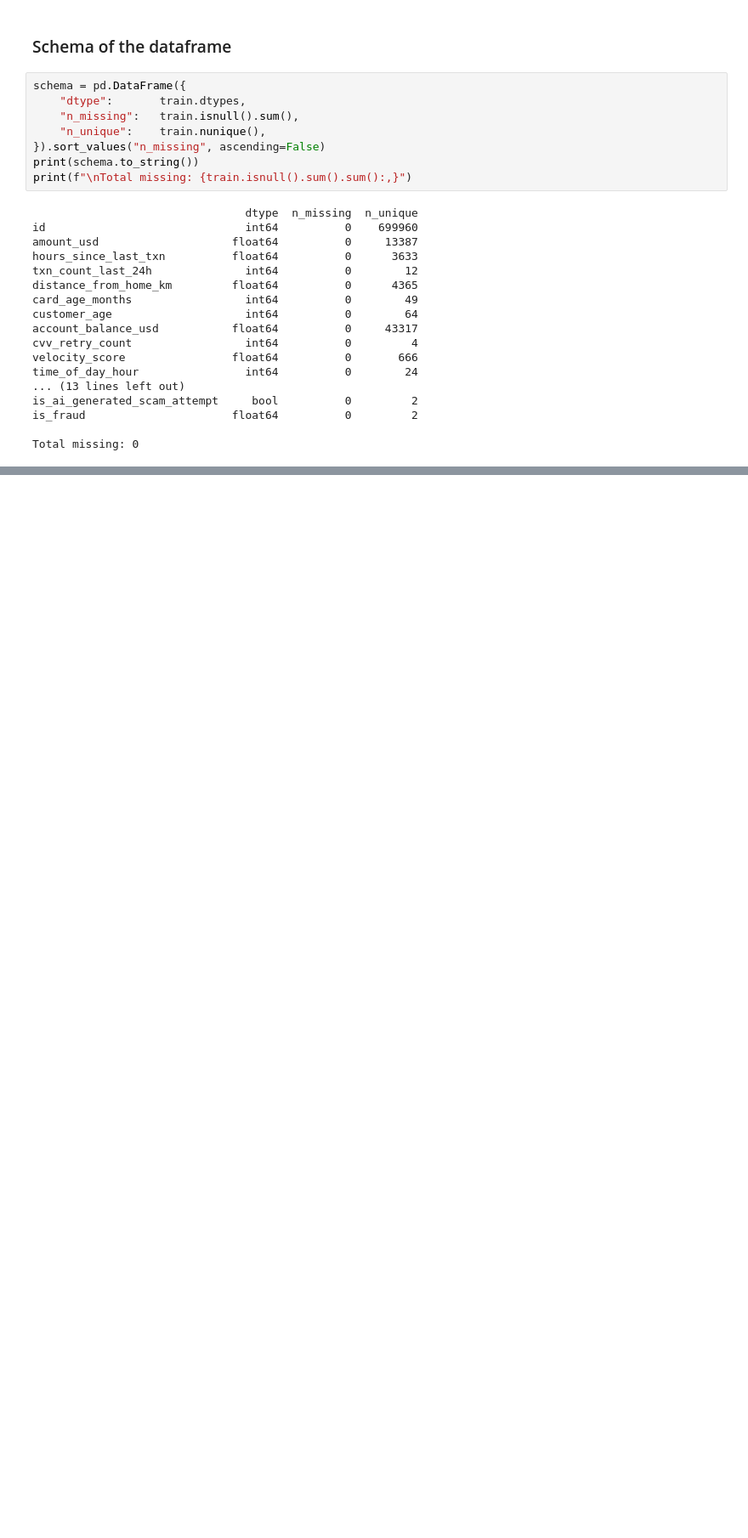
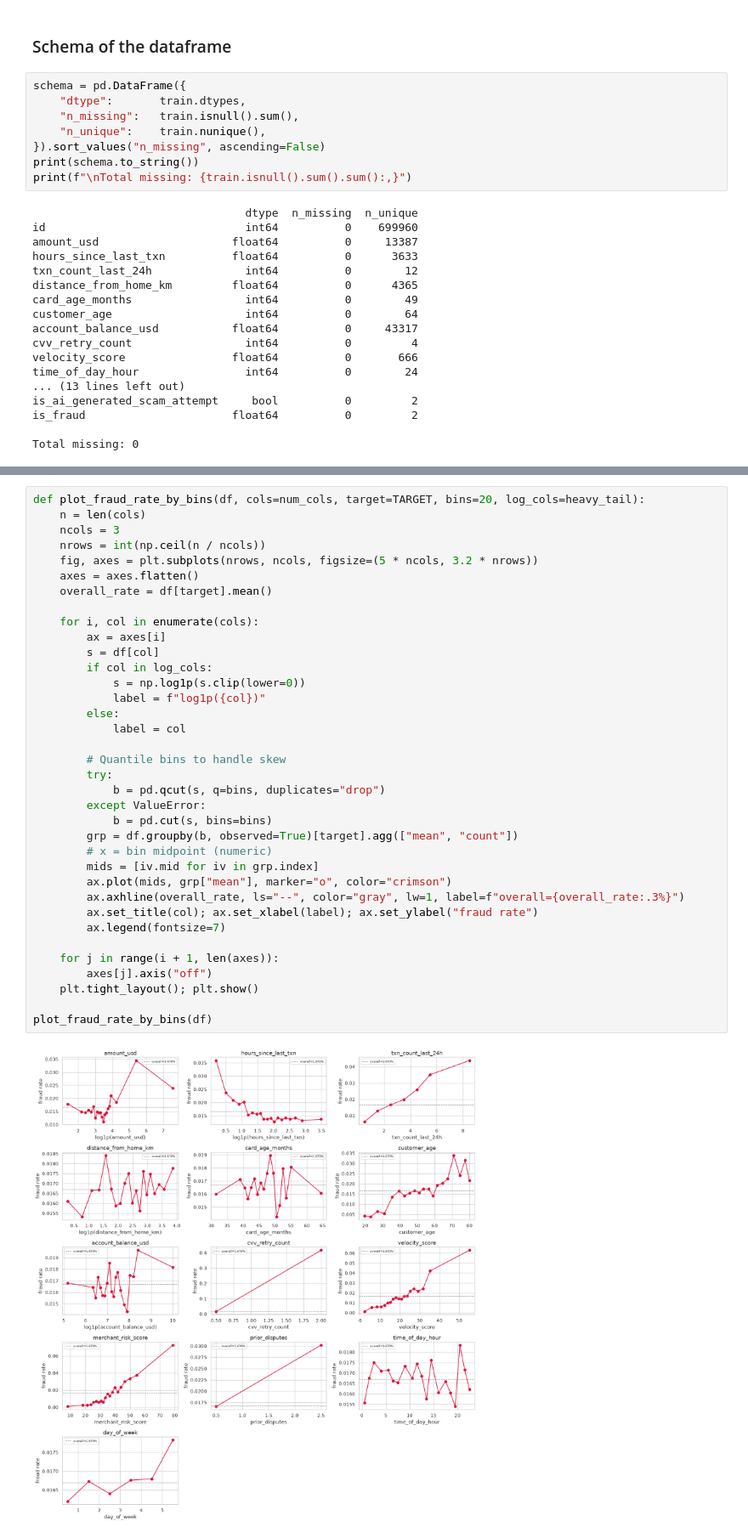
Before and after one commit to Percy5598/fraud-detection-2026, a Jupyter notebook: notebooks/exploration_and_modelling.ipynb, the cells around one changed output, grey strips where cells are left out. Shown at 85% size. Saved outputs shown, nothing was run; the diff lists cells and outputs as text; blank space fills up the shorter version.

```diff
--- a/notebooks/exploration_and_modelling.ipynb
+++ b/notebooks/exploration_and_modelling.ipynb
@@ -355,0 +185,38 @@ print(f"Predicted fraud rate: {submission[TARGET].mean()*100:.3f}%  (train: 1.67
+# %%
+def plot_fraud_rate_by_bins(df, cols=num_cols, target=TARGET, bins=20, log_cols=heavy_tail):
+    n = len(cols)
+    ncols = 3
+    nrows = int(np.ceil(n / ncols))
+    fig, axes = plt.subplots(nrows, ncols, figsize=(5 * ncols, 3.2 * nrows))
+    axes = axes.flatten()
+    overall_rate = df[target].mean()
+
+    for i, col in enumerate(cols):
+        ax = axes[i]
+        s = df[col]
+        if col in log_cols:
+            s = np.log1p(s.clip(lower=0))
+            label = f"log1p({col})"
+        else:
+            label = col
+
+        # Quantile bins to handle skew
+        try:
+            b = pd.qcut(s, q=bins, duplicates="drop")
+        except ValueError:
+            b = pd.cut(s, bins=bins)
+        grp = df.groupby(b, observed=True)[target].agg(["mean", "count"])
+        # x = bin midpoint (numeric)
+        mids = [iv.mid for iv in grp.index]
+        ax.plot(mids, grp["mean"], marker="o", color="crimson")
+        ax.axhline(overall_rate, ls="--", color="gray", lw=1, label=f"overall={overall_rate:.3%}")
+        ax.set_title(col); ax.set_xlabel(label); ax.set_ylabel("fraud rate")
+        ax.legend(fontsize=7)
+
+    for j in range(i + 1, len(axes)):
+        axes[j].axis("off")
+    plt.tight_layout(); plt.show()
+
+plot_fraud_rate_by_bins(df)
+# %% [output]
+[figure, added]
```
Also changed, not shown: parts of 31 cells of this notebook.
